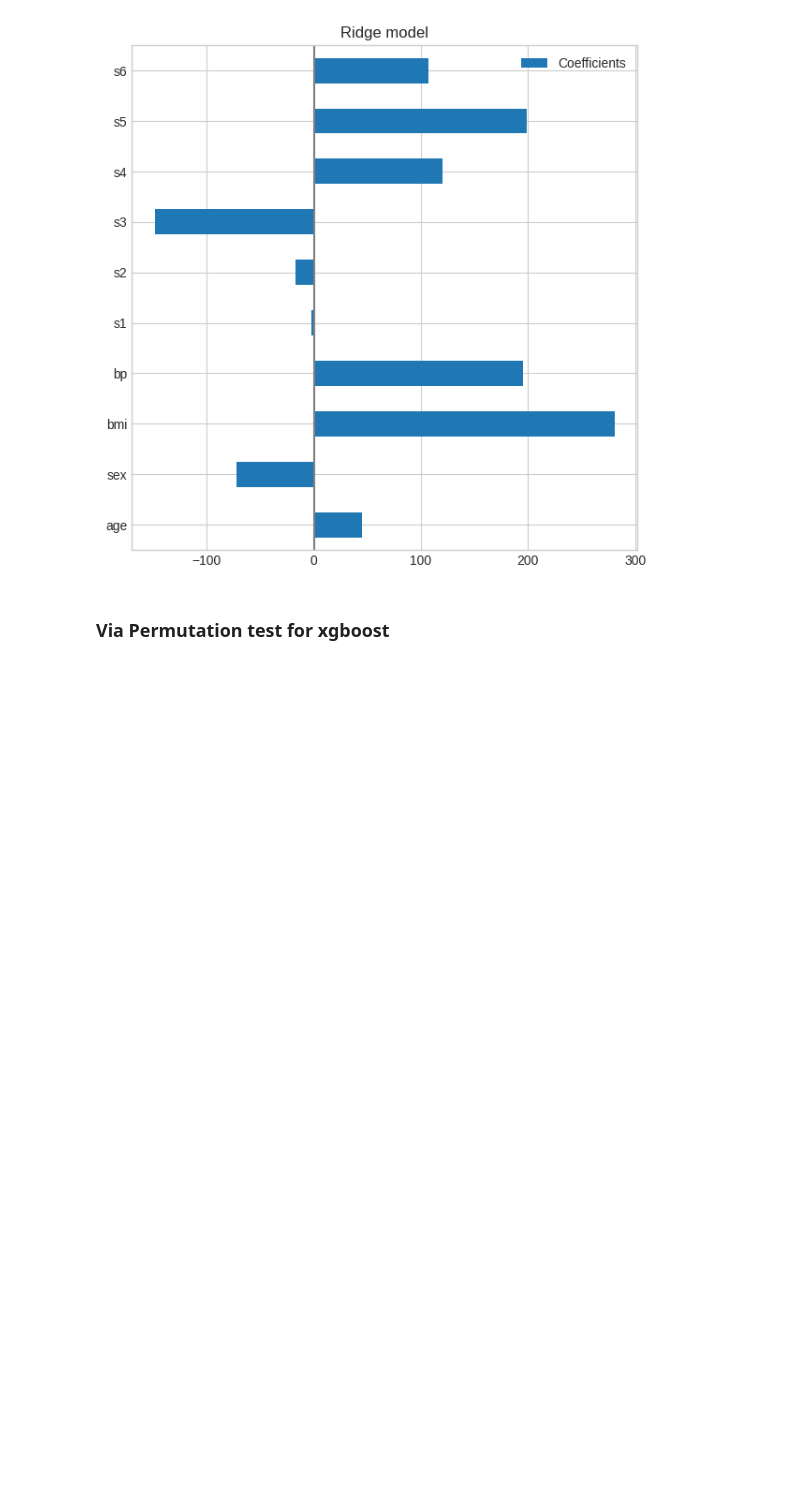
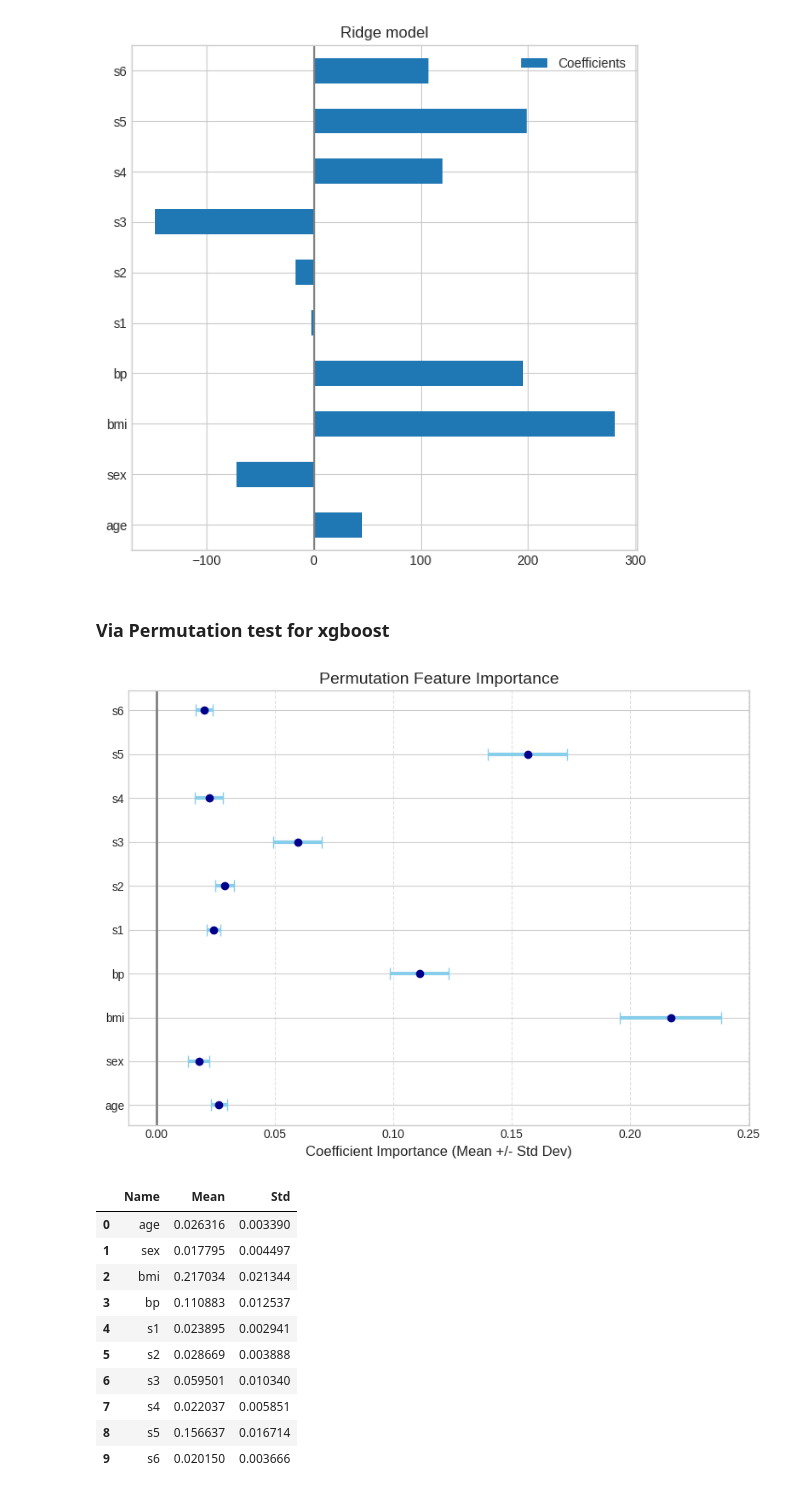
Before and after one commit to xXKeNdAmAmAsTeRXx/Machine-Learning-Tasks, a Jupyter notebook: Model_Selection_and_Regularization/Regression - Diabetes Dataset.ipynb, the cells around one changed output. Cells and saved outputs as stored; diff of their text form; code cells hidden in the pictures; blank space fills up the shorter version.

Commit message:
feature importance permutatin and RF + plots

```diff
--- a/Model_Selection_and_Regularization/Regression - Diabetes Dataset.ipynb
+++ b/Model_Selection_and_Regularization/Regression - Diabetes Dataset.ipynb
@@ -839,3 +839,55 @@ plt.subplots_adjust(left=0.3)
 [figure]
 # %% [markdown]
 ### Via Permutation test for xgboost
+# %%
+import seaborn as sns
+
+df_imp = calculate_feature_importance(xgboost_model)
+means = df_imp['Mean']
+stds = df_imp['Std']
+
+plt.figure(figsize=(8, 6))
+y_pos = np.arange(len(names))
+# Use errorbar() to plot the mean with the standard deviation as the error
+plt.errorbar(
+    x=means,
+    y=y_pos,
+    xerr=stds,      # Horizontal error bars using Std Dev
+    fmt='o',        # Display mean as a circle marker
+    color='darkblue',
+    ecolor='skyblue', # Color of the error bar lines
+    capsize=5,      # Length of the error bar caps
+    elinewidth=3    # Thickness of the error bar lines
+)
+
+# Add the vertical line at 0 (essential for importance plots)
+plt.axvline(x=0, color='gray', linestyle='-', linewidth=2)
+
+# Set the feature names as the Y-axis labels
+
+plt.yticks(y_pos, names)
+
+# Add titles and labels for clarity
+plt.xlabel('Coefficient Importance (Mean +/- Std Dev)', fontsize=12)
+plt.title('Permutation Feature Importance', fontsize=14)
+plt.ylabel('') # Clear the y-label since features are the labels
+
+# Clean up the layout and show the plot
+plt.grid(axis='x', linestyle='--', alpha=0.6)
+plt.tight_layout()
+plt.show()
+
+df_imp
+# %% [output]
+[figure, added]
+|  | Name | Mean | Std |
+| 0 | age | 0.026316 | 0.003390 |
+| 1 | sex | 0.017795 | 0.004497 |
+| 2 | bmi | 0.217034 | 0.021344 |
+| 3 | bp | 0.110883 | 0.012537 |
+| 4 | s1 | 0.023895 | 0.002941 |
+| 5 | s2 | 0.028669 | 0.003888 |
+| 6 | s3 | 0.059501 | 0.010340 |
+| 7 | s4 | 0.022037 | 0.005851 |
+| 8 | s5 | 0.156637 | 0.016714 |
+| 9 | s6 | 0.020150 | 0.003666 |
```
Also changed, not shown: parts of 2 cells of this notebook.
